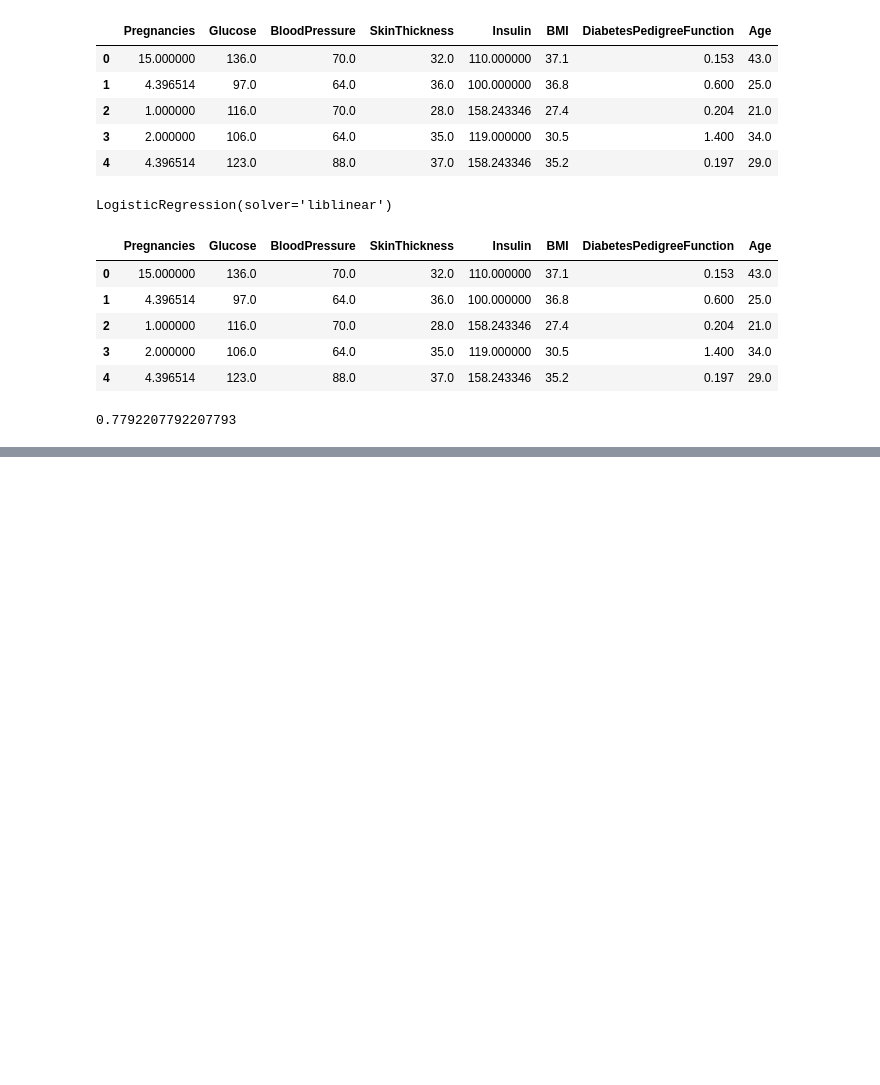
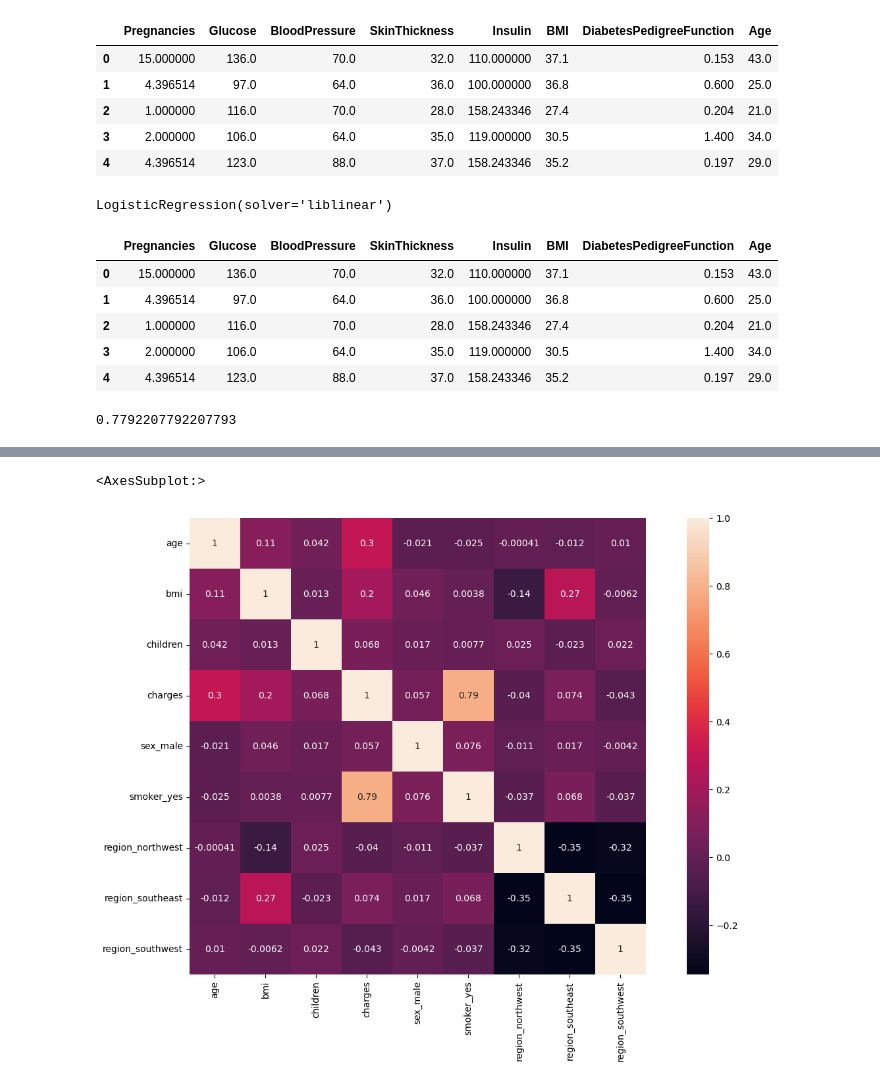
Before and after one commit to ahikiriza/data-science-projects, a Jupyter notebook: logistic regression practice.ipynb, the cells around one changed output, grey strips where cells are left out. Drawn from its saved outputs; the diff is of its cells as text; code cells hidden in the pictures; blank space fills up the shorter version.

```diff
--- a/logistic regression practice.ipynb
+++ b/logistic regression practice.ipynb
@@ -239,0 +420,6 @@ model_score
+# %%
+corr =dataset.corr()
+# %%
+plt.figure(figsize=(16,9))
+sns.heatmap(corr, annot=True, vmax=1, square=True)
+# %% [output]
@@ -239,0 +428,2 @@ model_score
+<AxesSubplot:>
+[figure, added]
```
Also changed, not shown: parts of 60 cells of this notebook, 5 other files.
